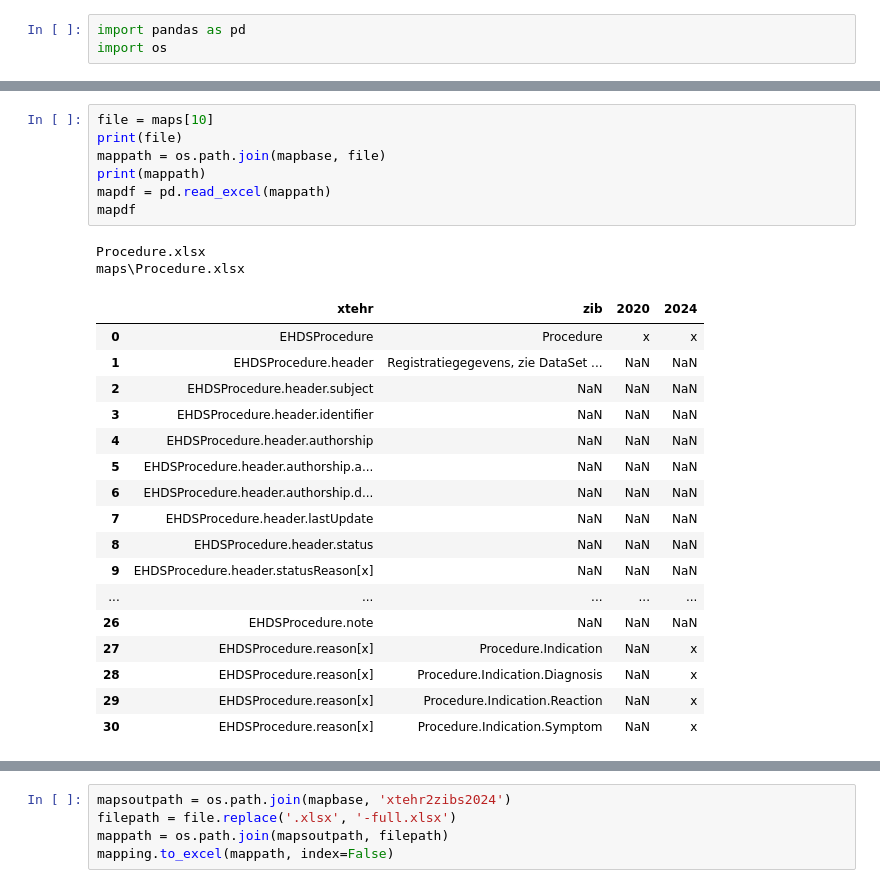
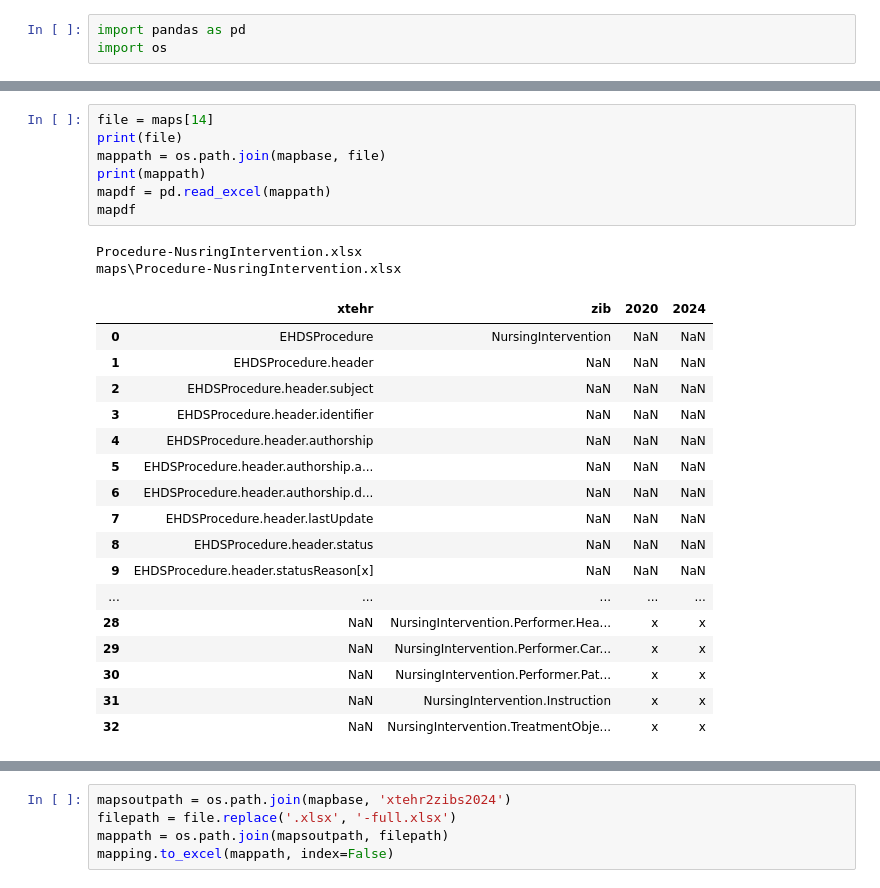
Before and after one commit to Nictiz/eu-nl-compared, a Jupyter notebook: mapping.ipynb, the cells around one changed output, grey strips where cells are left out. Cells and saved outputs as stored; diff of their text form.

Commit message:
Add NursingIntervention mapping

```diff
--- a/mapping.ipynb
+++ b/mapping.ipynb
@@ -116,16 +130,16 @@ maps = os.listdir(mapbase)
 # %%
-file = maps[10]
+file = maps[14]
 print(file)
 mappath = os.path.join(mapbase, file)
 print(mappath)
 mapdf = pd.read_excel(mappath)
 mapdf
 # %% [output]
-Procedure.xlsx
-maps\Procedure.xlsx
+Procedure-NusringIntervention.xlsx
+maps\Procedure-NusringIntervention.xlsx
 |  | xtehr | zib | 2020 | 2024 |
-| 0 | EHDSProcedure | Procedure | x | x |
-| 1 | EHDSProcedure.header | Registratiegegevens, zie DataSet ... | NaN | NaN |
+| 0 | EHDSProcedure | NursingIntervention | NaN | NaN |
+| 1 | EHDSProcedure.header | NaN | NaN | NaN |
 | 2 | EHDSProcedure.header.subject | NaN | NaN | NaN |
 | 3 | EHDSProcedure.header.identifier | NaN | NaN | NaN |
 | 4 | EHDSProcedure.header.authorship | NaN | NaN | NaN |
@@ -135,11 +149,11 @@ maps\Procedure.xlsx
 | 8 | EHDSProcedure.header.status | NaN | NaN | NaN |
 | 9 | EHDSProcedure.header.statusReason[x] | NaN | NaN | NaN |
 | ... | ... | ... | ... | ... |
-| 26 | EHDSProcedure.note | NaN | NaN | NaN |
-| 27 | EHDSProcedure.reason[x] | Procedure.Indication | NaN | x |
-| 28 | EHDSProcedure.reason[x] | Procedure.Indication.Diagnosis | NaN | x |
-| 29 | EHDSProcedure.reason[x] | Procedure.Indication.Reaction | NaN | x |
-| 30 | EHDSProcedure.reason[x] | Procedure.Indication.Symptom | NaN | x |
+| 28 | NaN | NursingIntervention.Performer.Hea... | x | x |
+| 29 | NaN | NursingIntervention.Performer.Car... | x | x |
+| 30 | NaN | NursingIntervention.Performer.Pat... | x | x |
+| 31 | NaN | NursingIntervention.Instruction | x | x |
+| 32 | NaN | NursingIntervention.TreatmentObje... | x | x |
 # %%
 mapping = mapdf[['xtehr', 'zib']].merge(zibdf.add_suffix('_zib'), left_on='zib', right_on='path_zib', how='outer').merge(xlmdf.add_suffix('_xtehr'), left_on='xtehr', right_on='path_xtehr', how='outer')
 mapping
```
Also changed, not shown: parts of 7 cells of this notebook, 11 other files.
